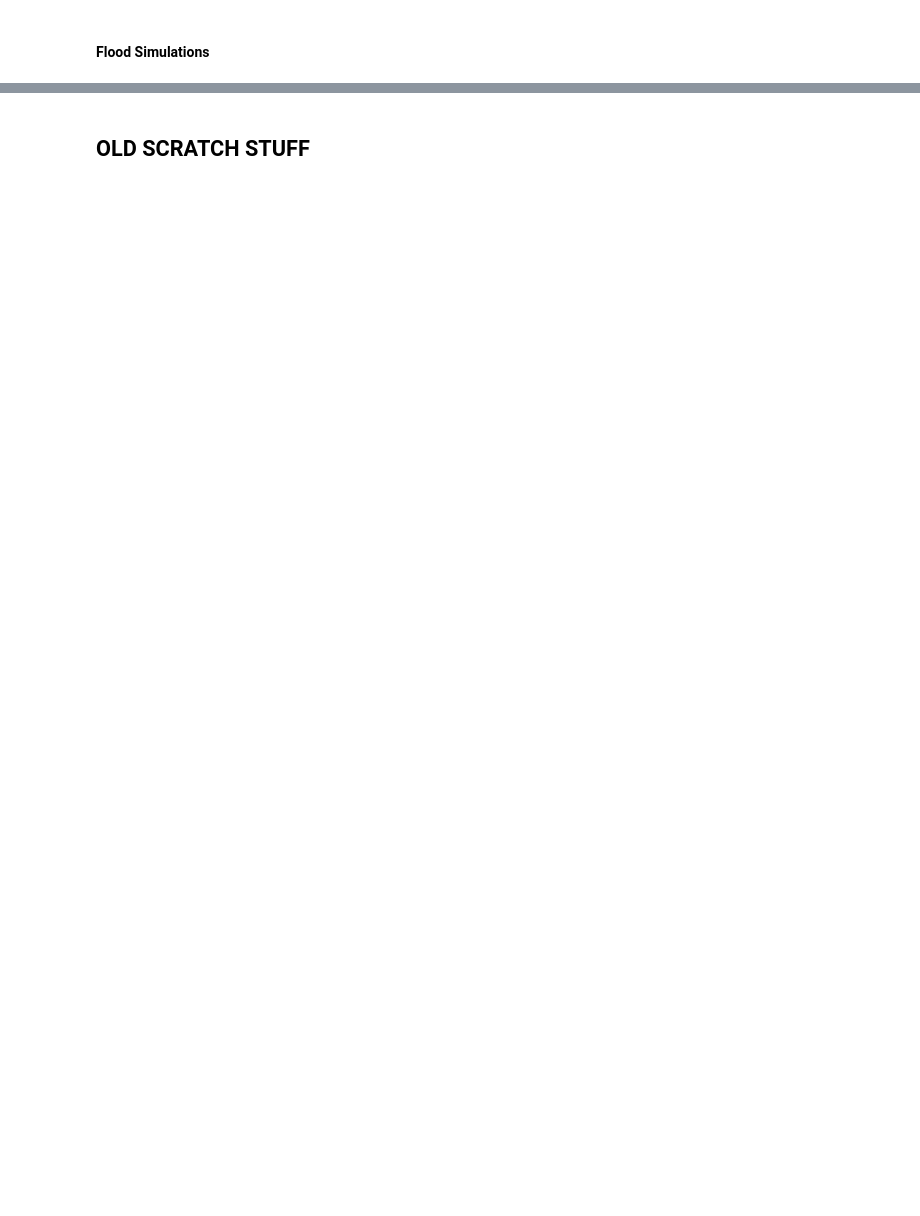
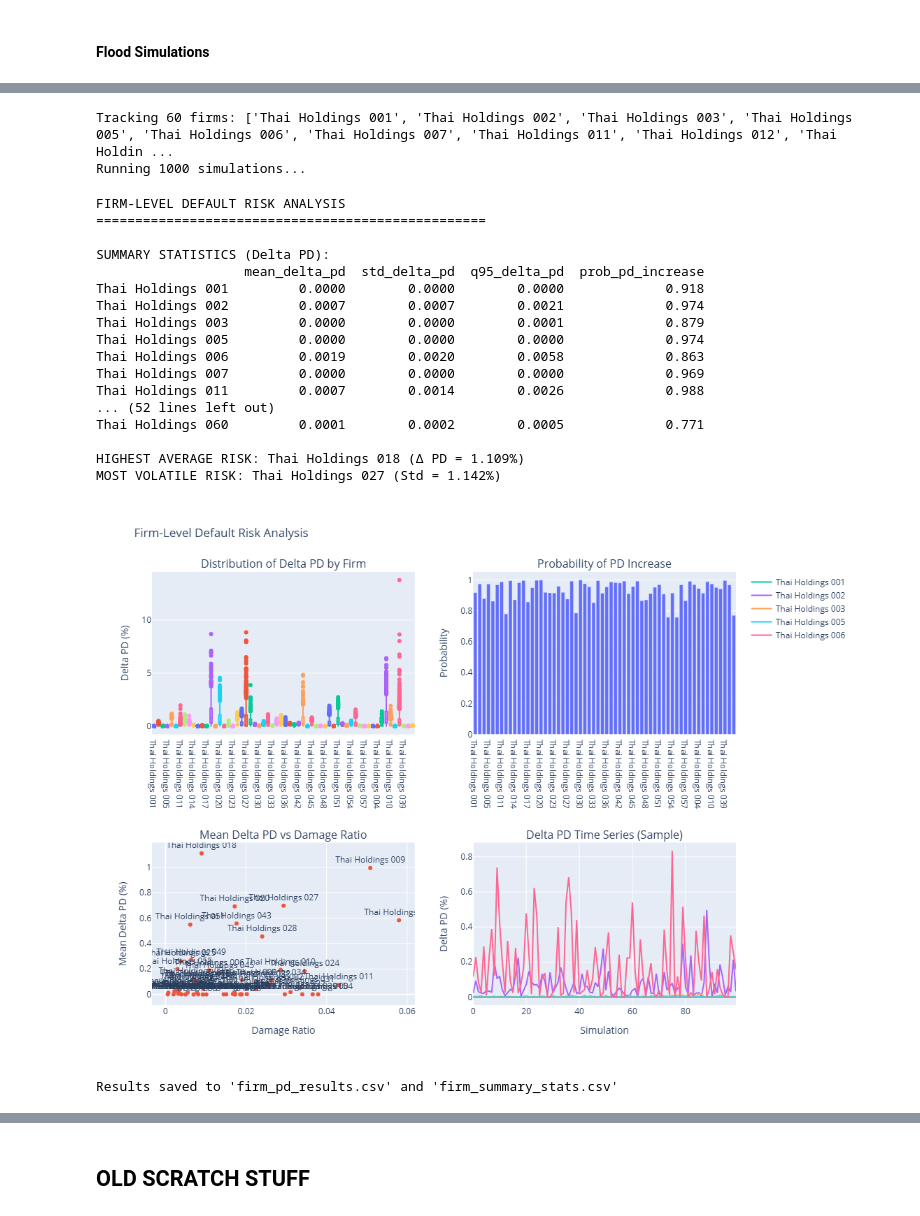
Before and after one commit to mvbnffc/assfinrisk, a Jupyter notebook: notebooks/cfrf/synthetic_portfolio.ipynb, the cells around one changed output, grey strips where cells are left out. Saved outputs shown, nothing was run; the diff lists cells and outputs as text; code cells hidden in the pictures; blank space fills up the shorter version.

```diff
--- a/notebooks/cfrf/synthetic_portfolio.ipynb
+++ b/notebooks/cfrf/synthetic_portfolio.ipynb
@@ -249,0 +577,38 @@ Adapted VaR 99%: 0.9974
+# %%
+# Run for adapted
+portfolio_vals, firm_pds, firm_names, summary, metrics = simulation_run_with_firm_tracking(
+    assets=thailand_assets,
+    damage_curves=damage_curves,
+    leverage_ratios=leverage_ratios,
+    Ins_Cap=2e9,
+    n_sims=1000,
+    sigma=0.3,
+    insured=False,
+    adaptation=50
+)
+# %% [output]
+Tracking 60 firms: ['Thai Holdings 001', 'Thai Holdings 002', 'Thai Holdings 003', 'Thai Holdings 005', 'Thai Holdings 006', 'Thai Holdings 007', 'Thai Holdings 011', 'Thai Holdings 012', 'Thai Holdin ...
+Running 1000 simulations...
+# %%
+# Analyze results
+summary_df = analyze_firm_default_risk(firm_pds, firm_names, summary)
+# %% [output]
+FIRM-LEVEL DEFAULT RISK ANALYSIS
+==================================================
+
+SUMMARY STATISTICS (Delta PD):
+                   mean_delta_pd  std_delta_pd  q95_delta_pd  prob_pd_increase
+Thai Holdings 001         0.0000        0.0000        0.0000             0.918
+Thai Holdings 002         0.0007        0.0007        0.0021             0.974
+Thai Holdings 003         0.0000        0.0000        0.0001             0.879
+Thai Holdings 005         0.0000        0.0000        0.0000             0.974
+Thai Holdings 006         0.0019        0.0020        0.0058             0.863
+Thai Holdings 007         0.0000        0.0000        0.0000             0.969
+Thai Holdings 011         0.0007        0.0014        0.0026             0.988
+... (52 lines left out)
+Thai Holdings 060         0.0001        0.0002        0.0005             0.771
+
+HIGHEST AVERAGE RISK: Thai Holdings 018 (Δ PD = 1.109%)
+MOST VOLATILE RISK: Thai Holdings 027 (Std = 1.142%)
+[figure, added]
+Results saved to 'firm_pd_results.csv' and 'firm_summary_stats.csv'
```
Also changed, not shown: parts of 15 cells of this notebook.
